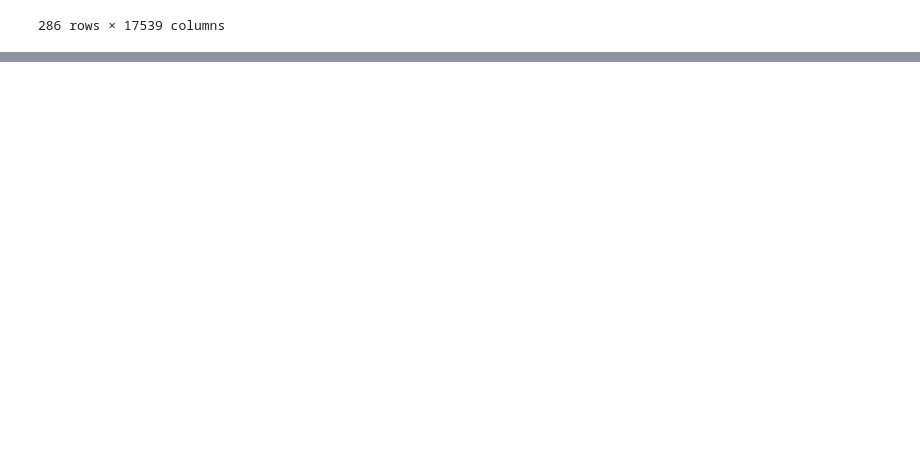
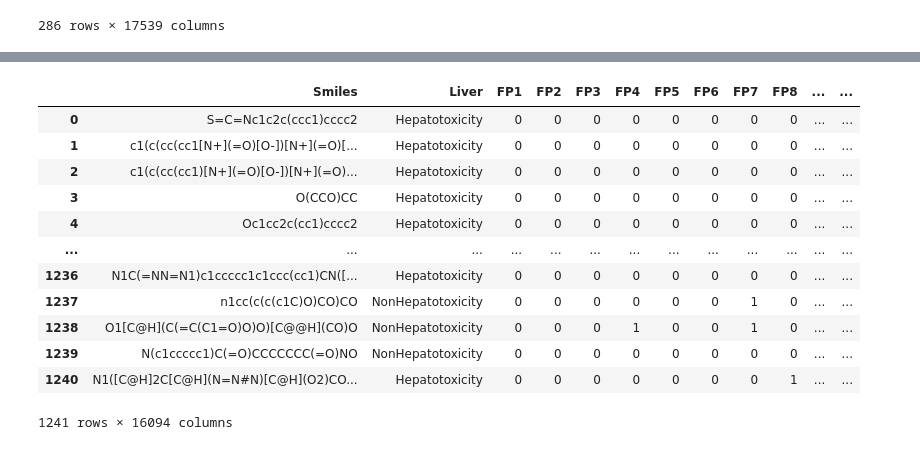
Before and after one commit to ongxuanhong/dili-drug-liver-interaction, a Jupyter notebook: 01.1_molecular.ipynb, the cells around one changed output, grey strips where cells are left out. Drawn from its saved outputs; the diff is of its cells as text; code cells hidden in the pictures; blank space fills up the shorter version.

```diff
--- a/01.1_molecular.ipynb
+++ b/01.1_molecular.ipynb
@@ -570,0 +575,4 @@ pd_final.to_parquet("data/testing_class_2d.parquet", compression="gzip")
+# %%
+# selected columns: Liver, Smiles, ecfp
+pd_data1_parquet = pd.read_parquet("data/training_class.parquet")
+pd_data1_parquet
@@ -570,0 +593,3 @@ pd_final.to_parquet("data/testing_class_2d.parquet", compression="gzip")
+# %%
+pd_data1_csv = pd.read_csv("data_smiles/Training_Group.csv")
+pd_data1_csv
@@ -570,0 +610,18 @@ pd_final.to_parquet("data/testing_class_2d.parquet", compression="gzip")
+# %%
+pd_data1 = pd_data1_csv.join(pd_data1_parquet)
+pd_data1 = pd_data1.drop(columns=["Class"])
+pd_data1
+# %% [output]
+|  | Smiles | Liver | FP1 | FP2 | FP3 | FP4 | FP5 | FP6 | FP7 | FP8 | ... | ... |
+| 0 | S=C=Nc1c2c(ccc1)cccc2 | Hepatotoxicity | 0 | 0 | 0 | 0 | 0 | 0 | 0 | 0 | ... | ... |
+| 1 | c1(c(cc(cc1[N+](=O)[O-])[N+](=O)[... | Hepatotoxicity | 0 | 0 | 0 | 0 | 0 | 0 | 0 | 0 | ... | ... |
+| 2 | c1(c(cc(cc1)[N+](=O)[O-])[N+](=O)... | Hepatotoxicity | 0 | 0 | 0 | 0 | 0 | 0 | 0 | 0 | ... | ... |
+| 3 | O(CCO)CC | Hepatotoxicity | 0 | 0 | 0 | 0 | 0 | 0 | 0 | 0 | ... | ... |
+| 4 | Oc1cc2c(cc1)cccc2 | Hepatotoxicity | 0 | 0 | 0 | 0 | 0 | 0 | 0 | 0 | ... | ... |
+| ... | ... | ... | ... | ... | ... | ... | ... | ... | ... | ... | ... | ... |
+| 1236 | N1C(=NN=N1)c1ccccc1c1ccc(cc1)CN([... | Hepatotoxicity | 0 | 0 | 0 | 0 | 0 | 0 | 0 | 0 | ... | ... |
+| 1237 | n1cc(c(c(c1C)O)CO)CO | NonHepatotoxicity | 0 | 0 | 0 | 0 | 0 | 0 | 1 | 0 | ... | ... |
+| 1238 | O1[C@H](C(=C(C1=O)O)O)[C@@H](CO)O | NonHepatotoxicity | 0 | 0 | 0 | 1 | 0 | 0 | 1 | 0 | ... | ... |
+| 1239 | N(c1ccccc1)C(=O)CCCCCCC(=O)NO | NonHepatotoxicity | 0 | 0 | 0 | 0 | 0 | 0 | 0 | 0 | ... | ... |
+| 1240 | N1([C@H]2C[C@H](N=N#N)[C@H](O2)CO... | Hepatotoxicity | 0 | 0 | 0 | 0 | 0 | 0 | 0 | 1 | ... | ... |
+1241 rows × 16094 columns
```
Also changed, not shown: parts of 16 cells of this notebook, 6 other files.
